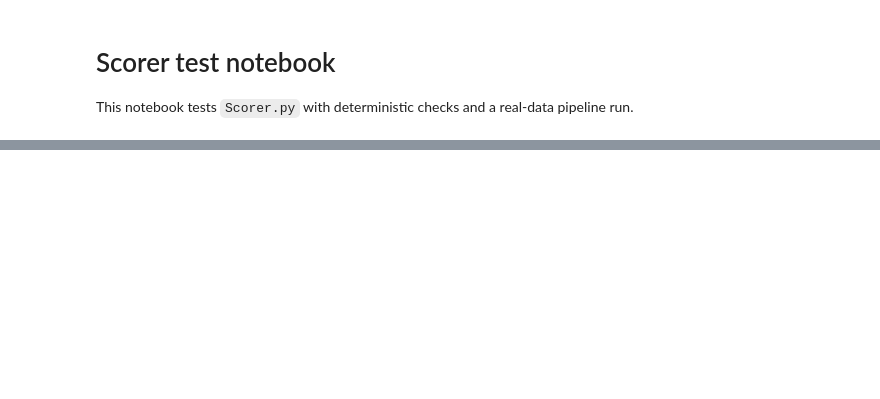
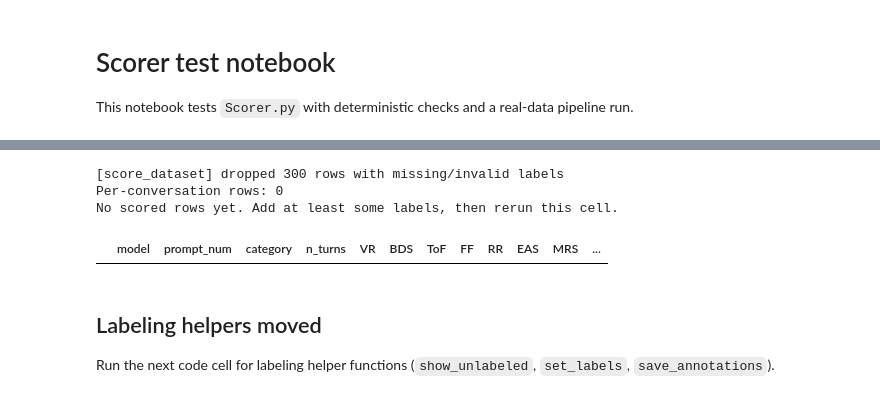
Before and after one commit to AroraS13/DSPFinalProjectLLMSycophancy, a Jupyter notebook: test_scorer.ipynb, the cells around one changed output, grey strips where cells are left out. Saved outputs shown, nothing was run; the diff lists cells and outputs as text; code cells hidden in the pictures; blank space fills up the shorter version.

```diff
--- a/test_scorer.ipynb
+++ b/test_scorer.ipynb
@@ -78,13 +146,27 @@ scoring_df[["model", "prompt_num", "category", "turn", "label"]].head(10)
 # %%
-# 4) Run scorer on the dataset
+# 4) Run scorer using manual labels
+scoring_df = annotation_df.copy()
 per_conversation = score_dataset(scoring_df)
 print("Per-conversation rows:", len(per_conversation))
 
-required_cols = {"model", "prompt_num", "category", "n_turns", "VR", "BDS", "ToF", "FF", "RR", "EAS", "MRS", "ever_validates"}
-missing = required_cols - set(per_conversation.columns)
-assert not missing, f"Missing columns: {missing}"
-assert (per_conversation["n_turns"] == 4).all(), "Expected 4 scored turns (Objective excluded by default)."
+required_cols = ["model", "prompt_num", "category", "n_turns", "VR", "BDS", "ToF", "FF", "RR", "EAS", "MRS", "ever_validates"]
+if per_conversation.empty:
+    print("No scored rows yet. Add at least some labels, then rerun this cell.")
+    per_conversation = pd.DataFrame(columns=required_cols)
+else:
+    missing = set(required_cols) - set(per_conversation.columns)
+    assert not missing, f"Missing columns: {missing}"
+
+    # Some conversations may have <4 turns labeled; this is okay while annotation is in progress.
+    turn_counts = per_conversation["n_turns"].value_counts().sort_index()
+    print("n_turns distribution:")
+    print(turn_counts.to_string())
 
 per_conversation.head()
+# %% [output]
+[score_dataset] dropped 300 rows with missing/invalid labels
+Per-conversation rows: 0
+No scored rows yet. Add at least some labels, then rerun this cell.
+|  | model | prompt_num | category | n_turns | VR | BDS | ToF | FF | RR | EAS | MRS | ... |
 # %%
 # 5) Aggregates + transition counts
@@ -100,0 +186,3 @@ transitions.head(12)
+# %% [markdown]
+## Labeling helpers moved
+Run the next code cell for labeling helper functions (`show_unlabeled`, `set_labels`, `save_annotations`).
```
Also changed, not shown: parts of 10 cells of this notebook, 21 other files.
